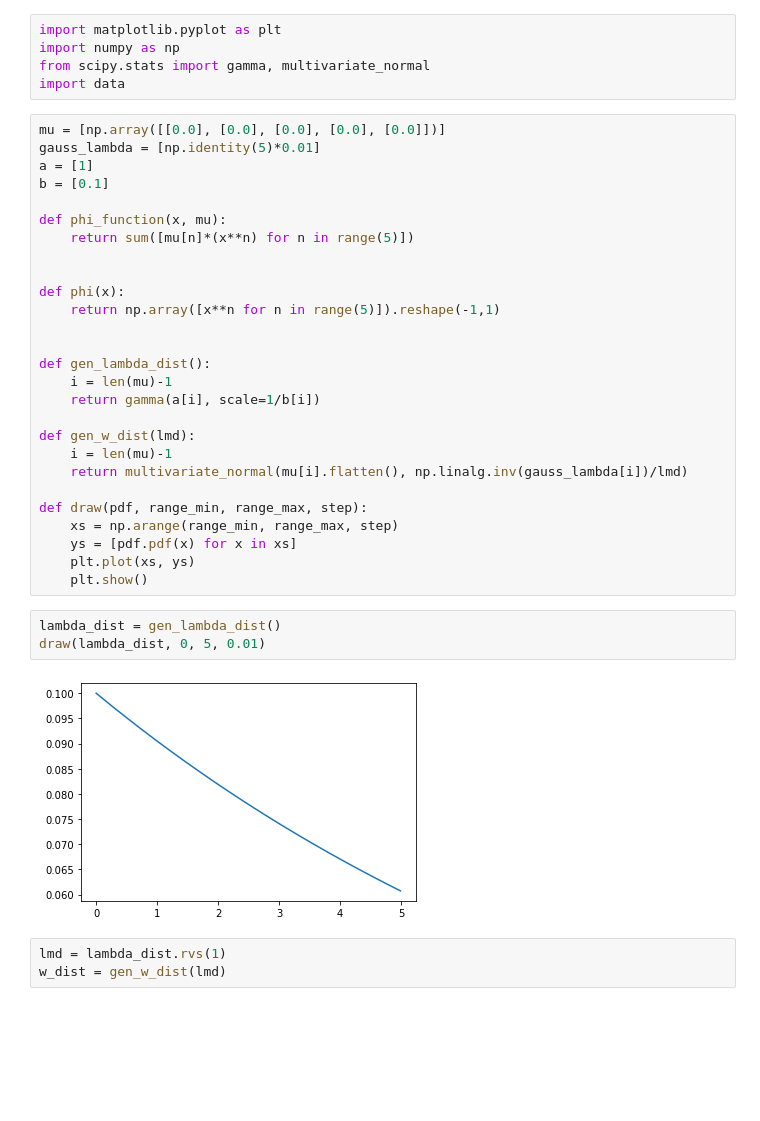
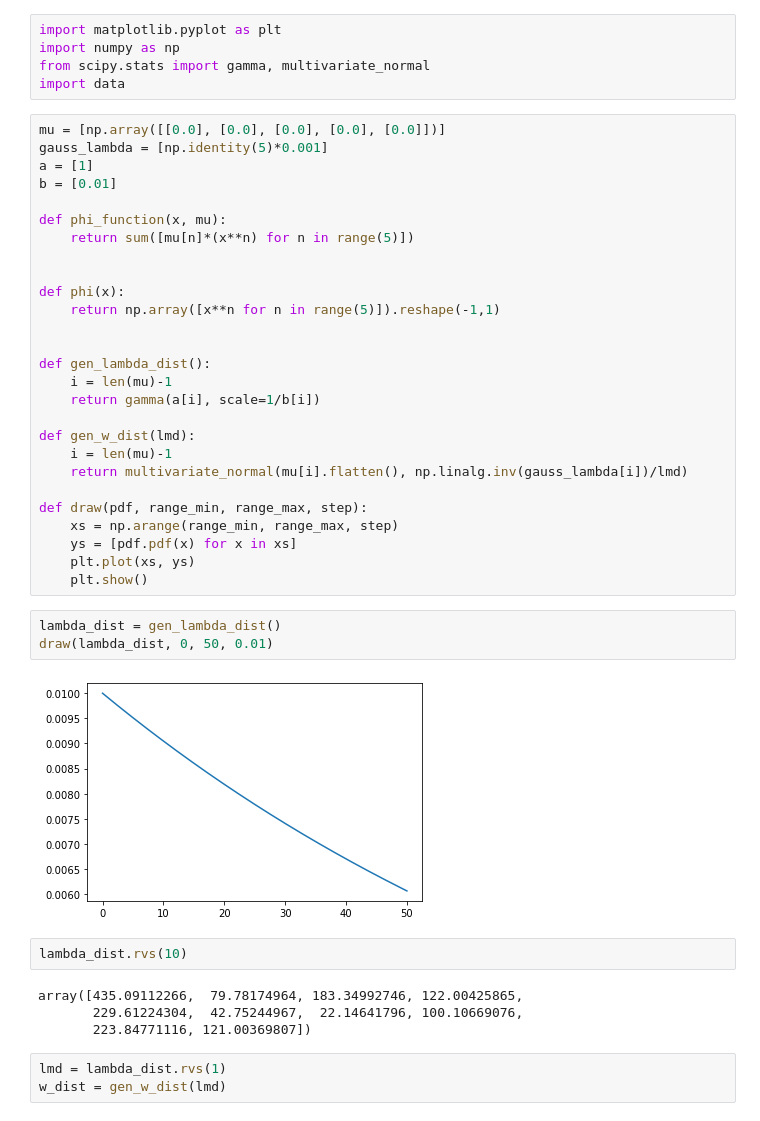
Before and after one commit to ryuichiueda/robot_and_stats_code, a Jupyter notebook: 8章の曲線回帰.ipynb, the cells around one changed output. Drawn from its saved outputs; the diff is of its cells as text; blank space fills up the shorter version.

```diff
--- a/8章の曲線回帰.ipynb
+++ b/8章の曲線回帰.ipynb
@@ -5,9 +5,9 @@ from scipy.stats import gamma, multivariate_normal
 import data
 # %%
 mu = [np.array([[0.0], [0.0], [0.0], [0.0], [0.0]])]
-gauss_lambda = [np.identity(5)*0.01]
+gauss_lambda = [np.identity(5)*0.001]
 a = [1]
-b = [0.1]
+b = [0.01]
 
 def phi_function(x, mu):
     return sum([mu[n]*(x**n) for n in range(5)])
@@ -32,9 +32,15 @@ def draw(pdf, range_min, range_max, step):
     plt.show()
 # %%
 lambda_dist = gen_lambda_dist()
-draw(lambda_dist, 0, 5, 0.01)
+draw(lambda_dist, 0, 50, 0.01)
 # %% [output]
-[figure, old version]
+[figure, new version]
+# %%
+lambda_dist.rvs(10)
+# %% [output]
+array([435.09112266,  79.78174964, 183.34992746, 122.00425865,
+       229.61224304,  42.75244967,  22.14641796, 100.10669076,
+       223.84771116, 121.00369807])
 # %%
 lmd = lambda_dist.rvs(1)
 w_dist = gen_w_dist(lmd)
```
Also changed, not shown: parts of 11 cells of this notebook.
